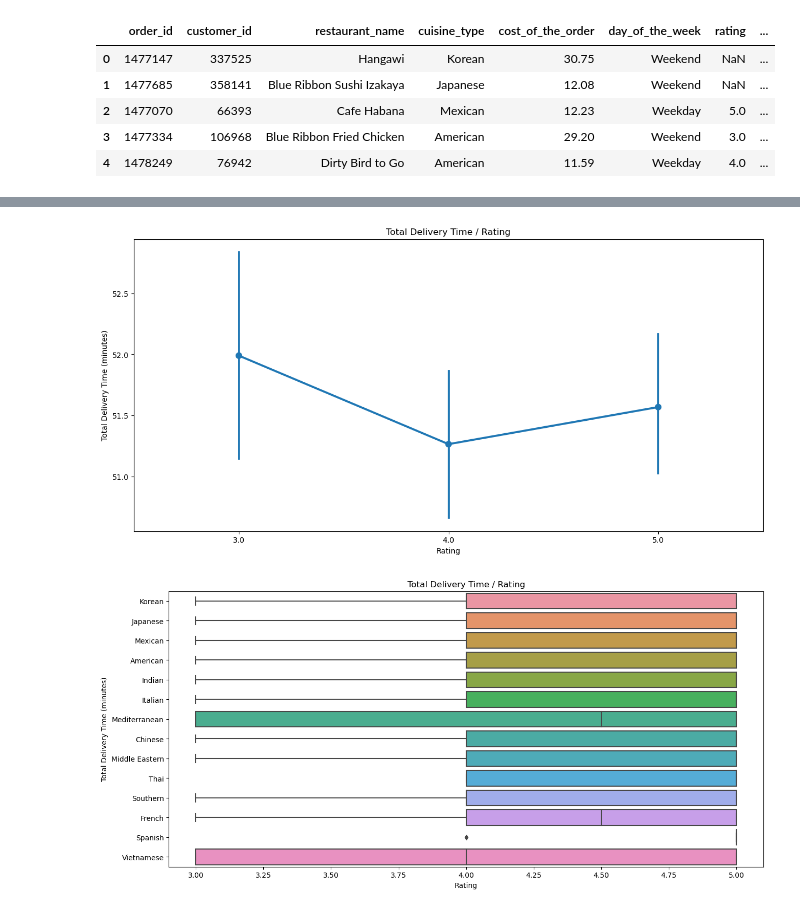
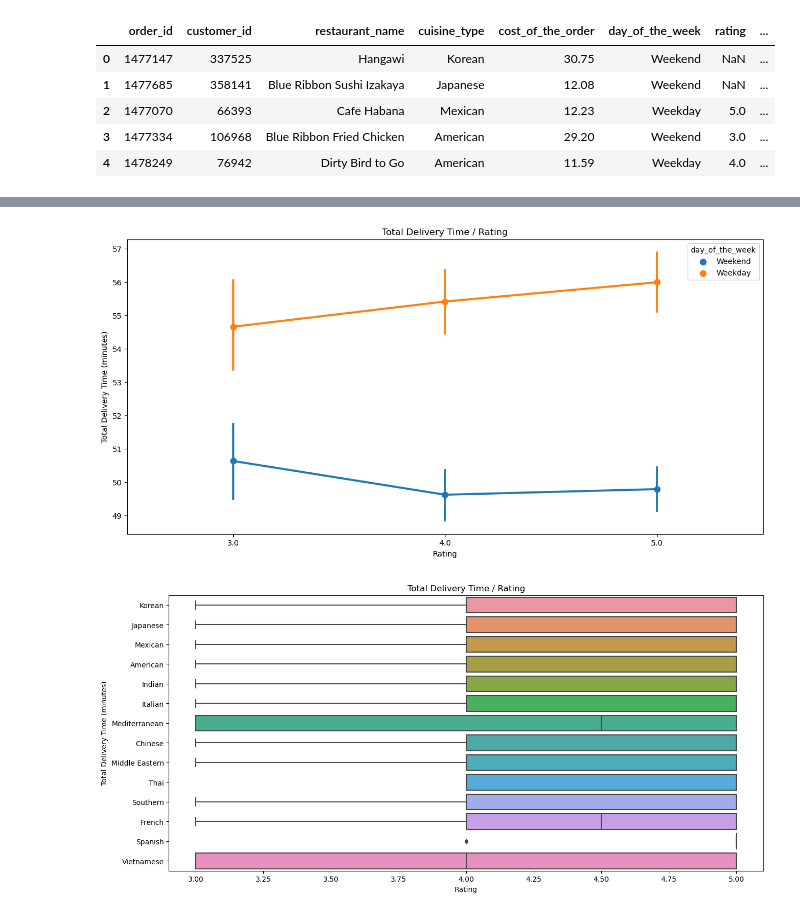
Before and after one commit to Drew75austin/FoodhubProject, a Jupyter notebook: Project1.ipynb, the cells around one changed output, grey strips where cells are left out. Saved outputs shown, nothing was run; the diff lists cells and outputs as text; code cells hidden in the pictures.

```diff
--- a/Project1.ipynb
+++ b/Project1.ipynb
@@ -558,17 +564,17 @@ plt.show()
 # %%
 #set the plotsize
 plt.figure(figsize=(15, 7))
 # Create seaborn pointplot t show relationship between total delivery time and rating
-point_rtd = sns.pointplot(x = 'rating', y = 'total_delivery_time', data = df)
+point_rtd = sns.pointplot(x = 'rating', y ='total_delivery_time', hue= 'day_of_the_week', data = df)
 
 #set axis labels
 point_rtd.set(ylabel='Total Delivery Time (minutes)',
        xlabel='Rating',
        title='Total Delivery Time / Rating')
 
 plt.show()
 # %% [output]
-[figure, old version]
+[figure, new version]
 # %%
 #set the plotsize
 plt.figure(figsize=(15, 7))
```
Also changed, not shown: parts of 15 cells of this notebook, 1 other file.
